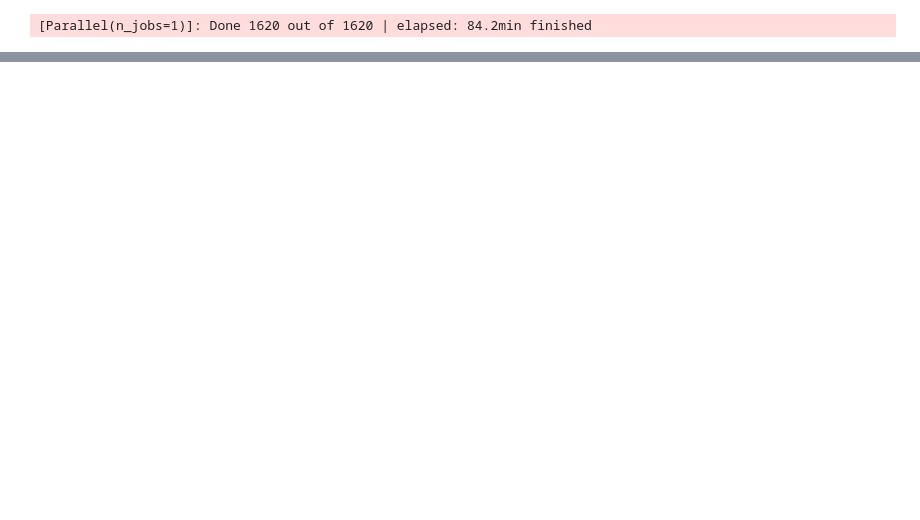
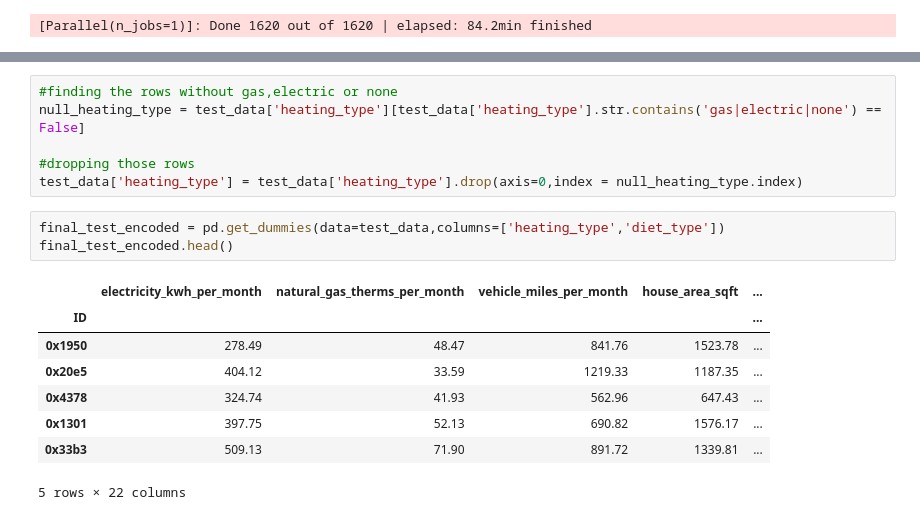
Before and after one commit to FrancisNdirangu/Carbon-Footprint-ML-Project, a Jupyter notebook: dataset/notebook.ipynb, the cells around one changed output, grey strips where cells are left out. Saved outputs shown, nothing was run; the diff lists cells and outputs as text; blank space fills up the shorter version.

```diff
--- a/dataset/notebook.ipynb
+++ b/dataset/notebook.ipynb
@@ -441,0 +533,18 @@ Fitting 5 folds for each of 324 candidates, totalling 1620 fits
+# %%
+#finding the rows without gas,electric or none
+null_heating_type = test_data['heating_type'][test_data['heating_type'].str.contains('gas|electric|none') == False]
+
+#dropping those rows
+test_data['heating_type'] = test_data['heating_type'].drop(axis=0,index = null_heating_type.index)
+# %%
+final_test_encoded = pd.get_dummies(data=test_data,columns=['heating_type','diet_type'])
+final_test_encoded.head()
+# %% [output]
+|  | electricity_kwh_per_month | natural_gas_therms_per_month | vehicle_miles_per_month | house_area_sqft | ... |
+| ID |  |  |  |  | ... |
+| 0x1950 | 278.49 | 48.47 | 841.76 | 1523.78 | ... |
+| 0x20e5 | 404.12 | 33.59 | 1219.33 | 1187.35 | ... |
+| 0x4378 | 324.74 | 41.93 | 562.96 | 647.43 | ... |
+| 0x1301 | 397.75 | 52.13 | 690.82 | 1576.17 | ... |
+| 0x33b3 | 509.13 | 71.90 | 891.72 | 1339.81 | ... |
+5 rows × 22 columns
```
Also changed, not shown: parts of 18 cells of this notebook.
